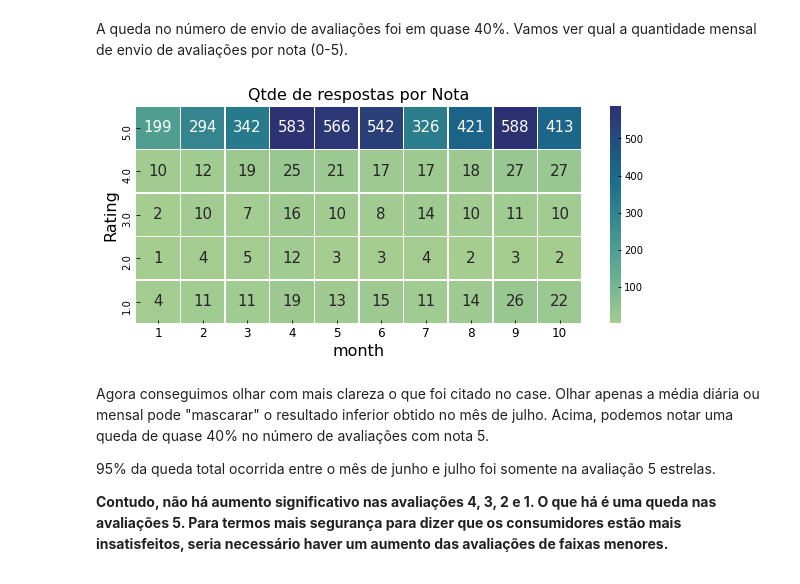
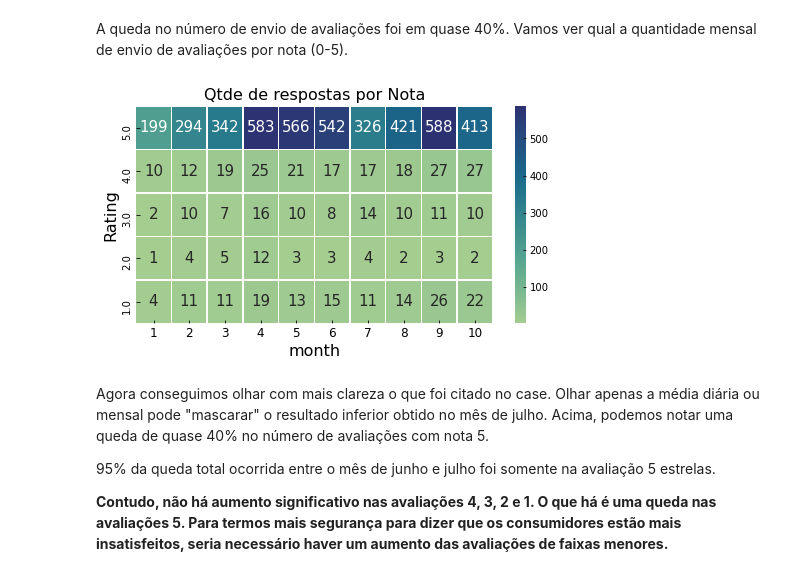
Before and after one commit to japanfelipe/challenge_ze, a Jupyter notebook: desafio I/notebooks/questao1.ipynb, the cells around one changed output. Drawn from its saved outputs; the diff is of its cells as text; code cells hidden in the pictures.

```diff
--- a/desafio I/notebooks/questao1.ipynb
+++ b/desafio I/notebooks/questao1.ipynb
@@ -212,12 +212,12 @@ classificacao_por_mes_rating = classificacao.pivot_table(index='Rating',
                                                       values='OrderID',
                                                       aggfunc='count')
 # %%
-plt.figure(figsize=(10,4))
+plt.figure(figsize=(8,4))
 sns.heatmap(classificacao_por_mes_rating
             .sort_index(ascending=False), annot=True, fmt='d', linewidths=0.5, cmap="crest", annot_kws={"fontsize":15}
 ), plt.title('Qtde de respostas por Nota'), plt.savefig(IMAGES / 'res_por_nota.png');
 # %% [output]
-[figure, old version]
+[figure, new version]
 # %% [markdown]
 Agora conseguimos olhar com mais clareza o que foi citado no case. Olhar apenas a média diária ou mensal pode "mascarar" o resultado inferior obtido no mês de julho. Acima, podemos notar uma queda de quase 40% no número de avaliações com nota 5. <p> 95% da queda total ocorrida entre o mês de junho e julho foi somente na avaliação 5 estrelas. <p>
 **Contudo, não há aumento significativo nas avaliações 4, 3, 2 e 1. O que há é uma queda nas avaliações 5. Para termos mais segurança para dizer que os consumidores estão mais insatisfeitos, seria necessário haver um aumento das avaliações de faixas menores.**
```
Also changed, not shown: parts of 15 cells of this notebook, 12 other files.
